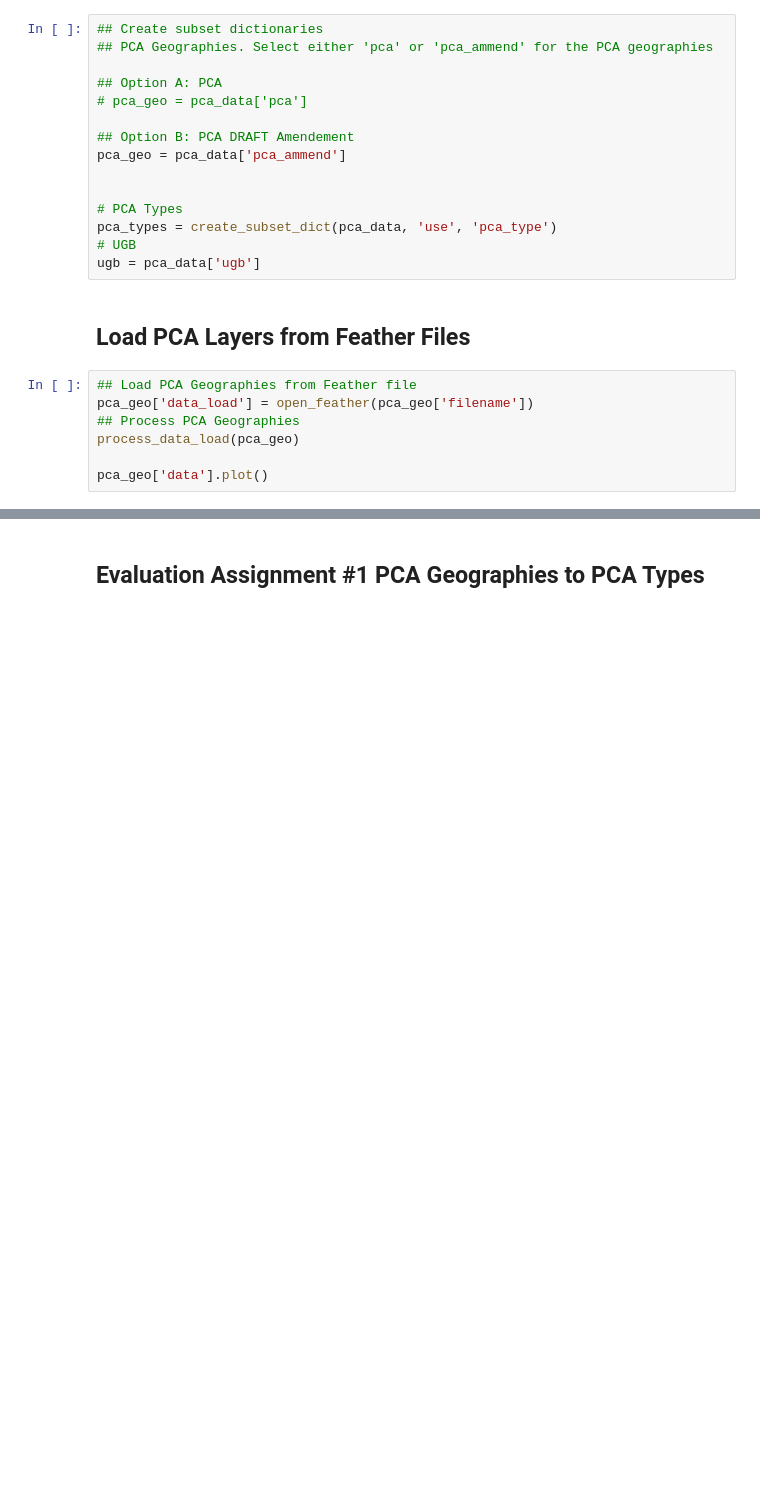
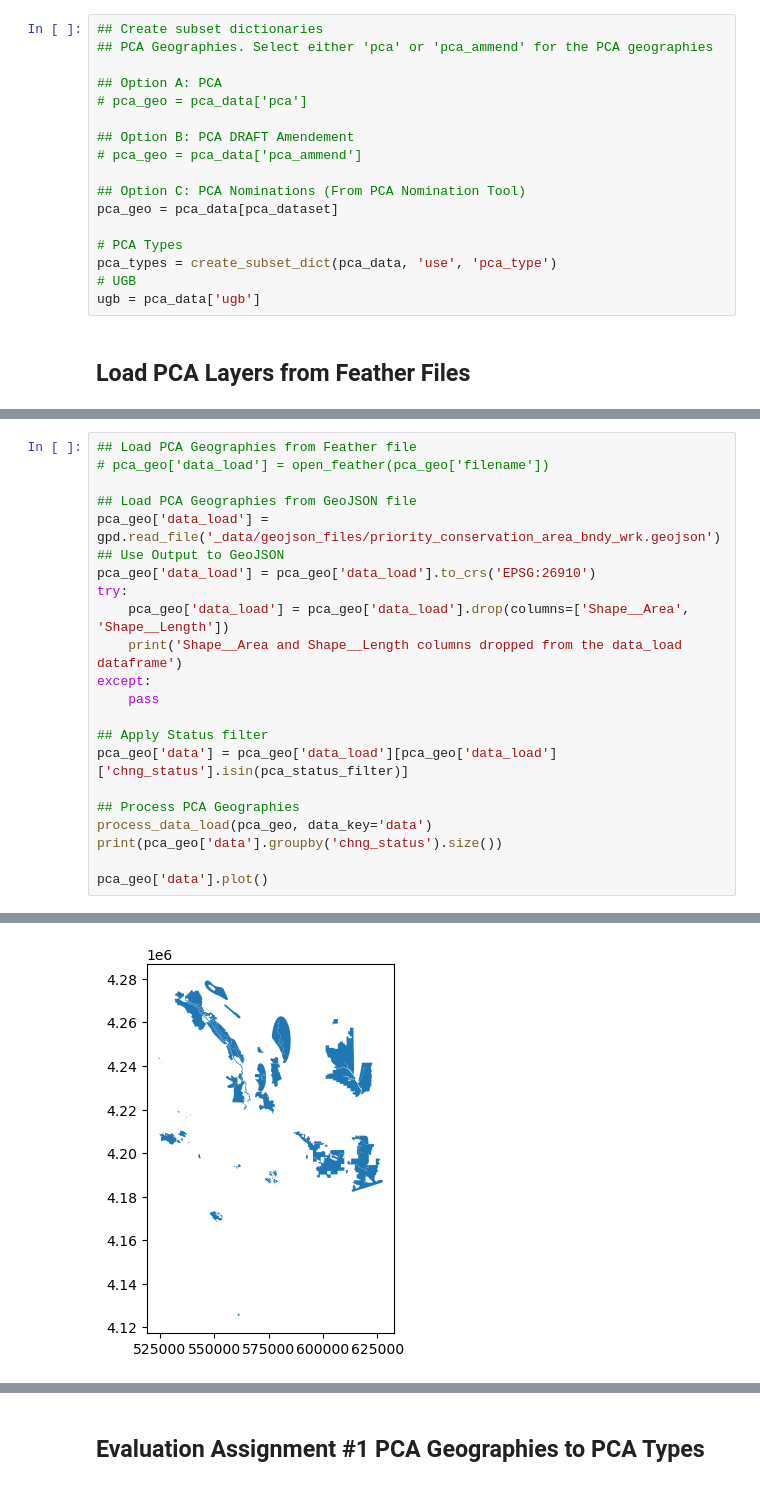
Before and after one commit to BayAreaMetro/PCA-Refresh, a Jupyter notebook: pca-evaluation-tool.ipynb, the cells around one changed output, grey strips where cells are left out. Drawn from its saved outputs; the diff is of its cells as text; blank space fills up the shorter version.

Commit message:
Evaluation Tool - Stand alone

```diff
--- a/pca-evaluation-tool.ipynb
+++ b/pca-evaluation-tool.ipynb
@@ -33,8 +42,10 @@ ugb: ugb
 # pca_geo = pca_data['pca']
 
 ## Option B: PCA DRAFT Amendement
-pca_geo = pca_data['pca_ammend']
+# pca_geo = pca_data['pca_ammend']
 
+## Option C: PCA Nominations (From PCA Nomination Tool)
+pca_geo = pca_data[pca_dataset]
 
 # PCA Types
 pca_types = create_subset_dict(pca_data, 'use', 'pca_type')
@@ -42,10 +53,3 @@ pca_types = create_subset_dict(pca_data, 'use', 'pca_type')
 ugb = pca_data['ugb']
 # %% [markdown]
 ## Load PCA Layers from Feather Files
-# %%
-## Load PCA Geographies from Feather file
-pca_geo['data_load'] = open_feather(pca_geo['filename'])
-## Process PCA Geographies
-process_data_load(pca_geo)
-
-pca_geo['data'].plot()
@@ -100,0 +56,22 @@ Opening file from _data/feather_files/ugb.feather
+# %%
+## Load PCA Geographies from Feather file
+# pca_geo['data_load'] = open_feather(pca_geo['filename'])
+
+## Load PCA Geographies from GeoJSON file
+pca_geo['data_load'] = gpd.read_file('_data/geojson_files/priority_conservation_area_bndy_wrk.geojson') ## Use Output to GeoJSON
+pca_geo['data_load'] = pca_geo['data_load'].to_crs('EPSG:26910')
+try:
+    pca_geo['data_load'] = pca_geo['data_load'].drop(columns=['Shape__Area', 'Shape__Length'])
+    print('Shape__Area and Shape__Length columns dropped from the data_load dataframe')
+except:
+    pass
+
+## Apply Status filter
+pca_geo['data'] = pca_geo['data_load'][pca_geo['data_load']['chng_status'].isin(pca_status_filter)]
+
+## Process PCA Geographies
+process_data_load(pca_geo, data_key='data')
+print(pca_geo['data'].groupby('chng_status').size())
+
+pca_geo['data'].plot()
+# %% [output]
@@ -100,0 +83 @@ Opening file from _data/feather_files/ugb.feather
+[figure, added]
```
Also changed, not shown: parts of 31 cells of this notebook, 2 other files.
